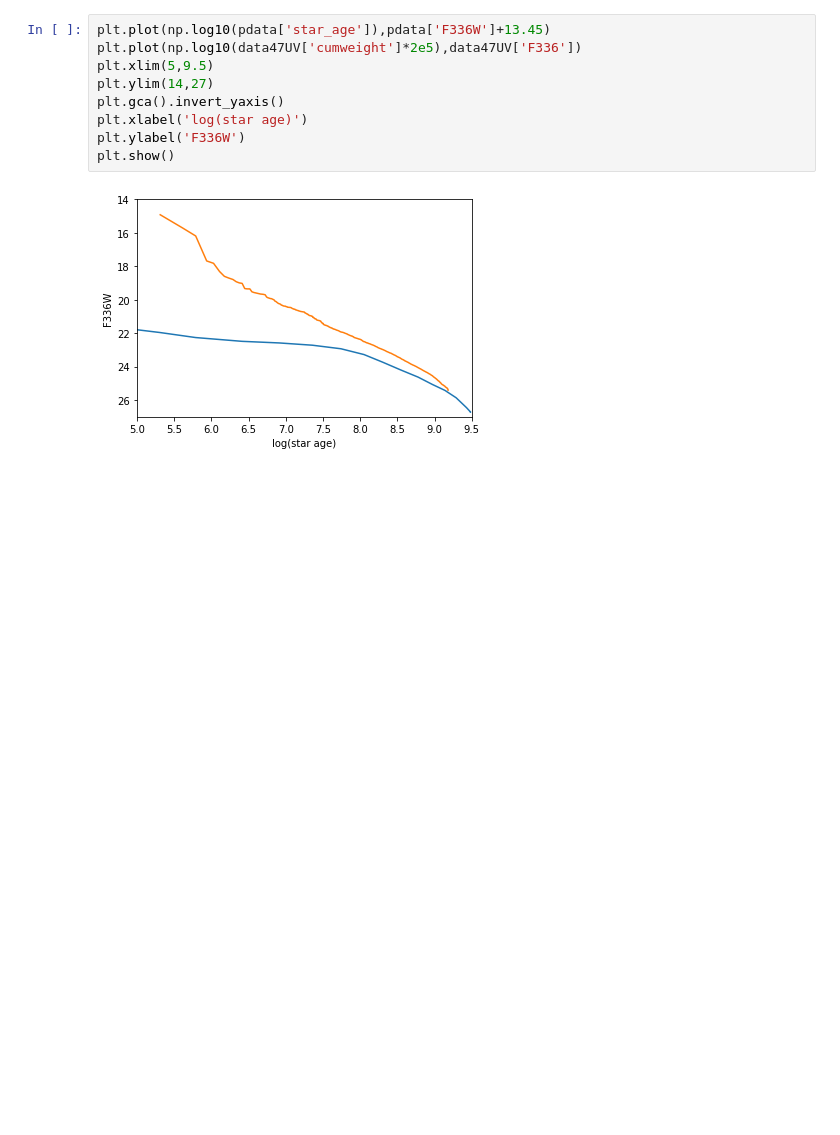
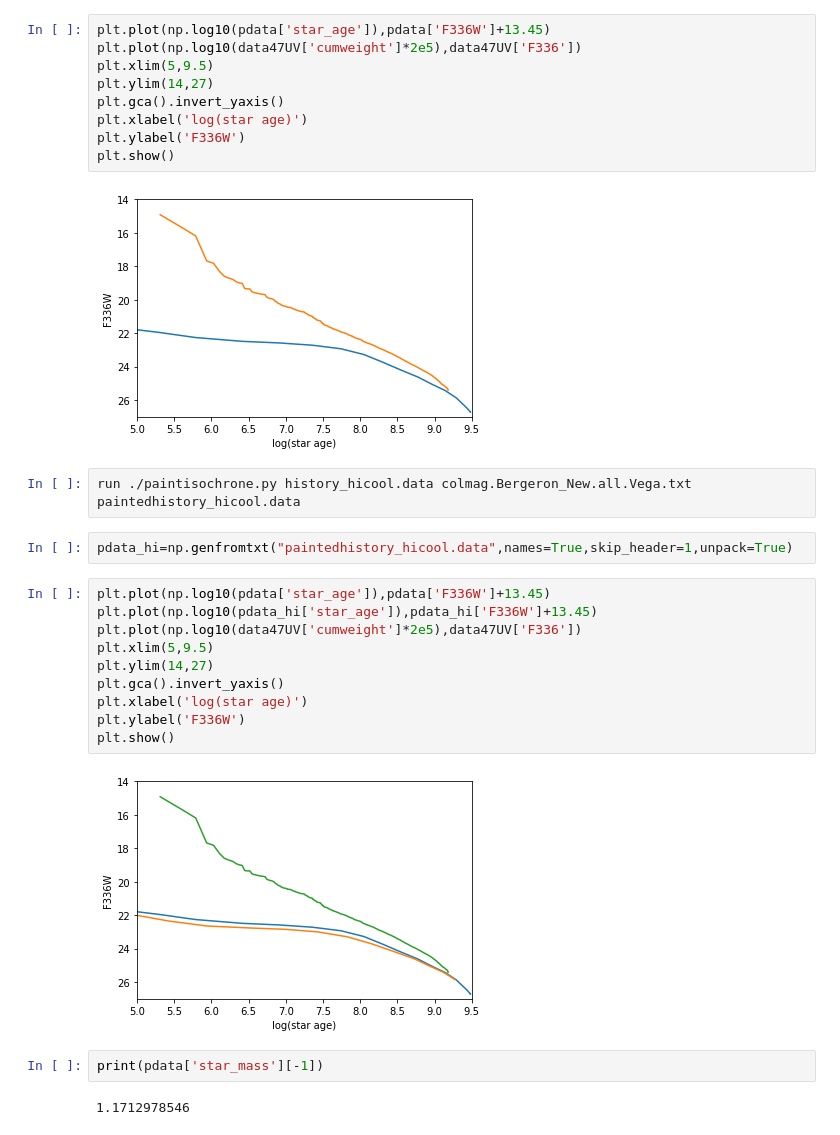
Before and after one commit to UBC-Astrophysics/White-Dwarf-Lab, a Jupyter notebook: White Dwarf Lab.ipynb, the cells around one changed output. Saved outputs shown, nothing was run; the diff lists cells and outputs as text; blank space fills up the shorter version.

```diff
--- a/White Dwarf Lab.ipynb
+++ b/White Dwarf Lab.ipynb
@@ -145,3 +145,23 @@ plt.ylabel('F336W')
 plt.show()
 # %% [output]
 [figure]
+# %%
+run ./paintisochrone.py history_hicool.data colmag.Bergeron_New.all.Vega.txt paintedhistory_hicool.data
+# %%
+pdata_hi=np.genfromtxt("paintedhistory_hicool.data",names=True,skip_header=1,unpack=True)
+# %%
+plt.plot(np.log10(pdata['star_age']),pdata['F336W']+13.45)
+plt.plot(np.log10(pdata_hi['star_age']),pdata_hi['F336W']+13.45)
+plt.plot(np.log10(data47UV['cumweight']*2e5),data47UV['F336'])
+plt.xlim(5,9.5)
+plt.ylim(14,27)
+plt.gca().invert_yaxis()
+plt.xlabel('log(star age)')
+plt.ylabel('F336W')
+plt.show()
+# %% [output]
+[figure, added]
+# %%
+print(pdata['star_mass'][-1])
+# %% [output]
+1.1712978546
```
Also changed, not shown: 1 other file.
